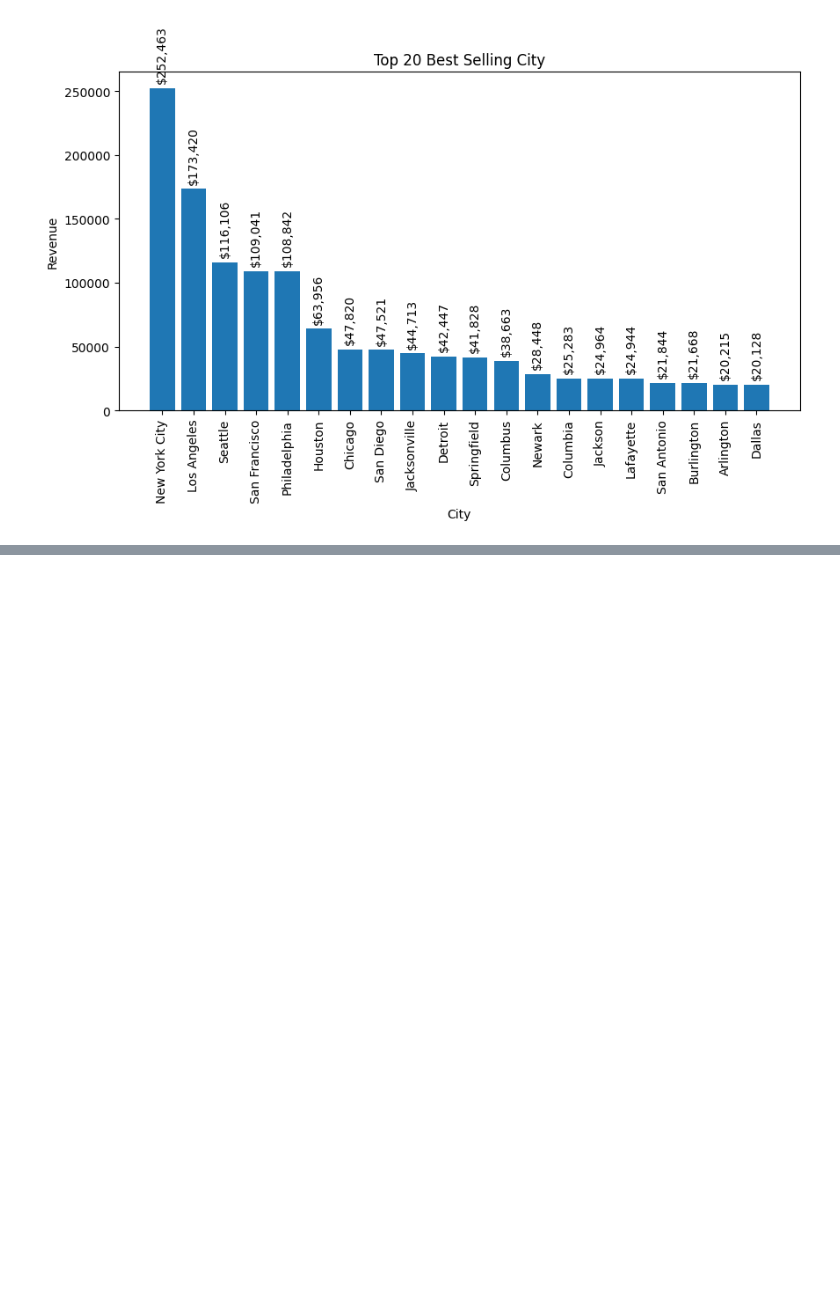
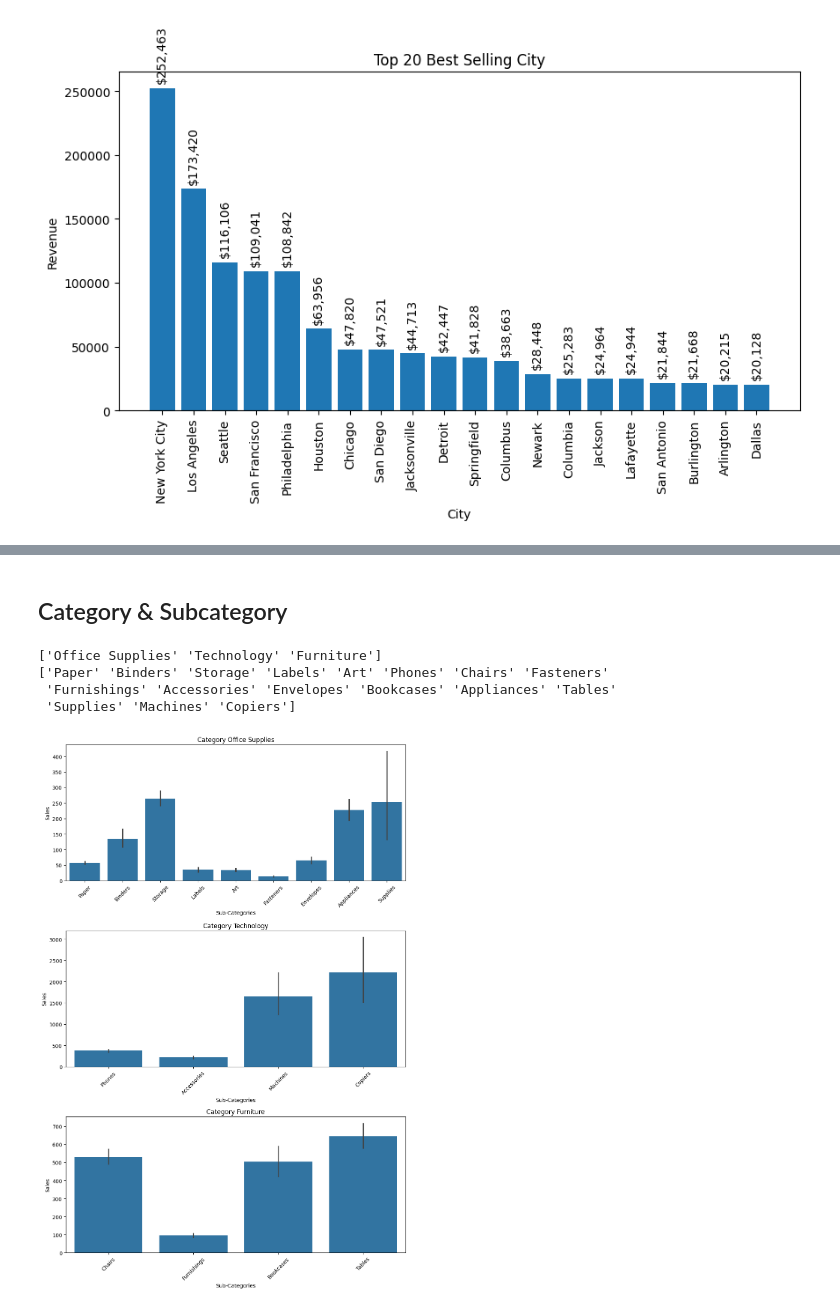
Before and after one commit to MomorioUHT/ExploratoryDataAnalysis, a Jupyter notebook: SalesExploratoryAnalysis.ipynb, the cells around one changed output, grey strips where cells are left out. Cells and saved outputs as stored; diff of their text form; code cells hidden in the pictures; blank space fills up the shorter version.

```diff
--- a/SalesExploratoryAnalysis.ipynb
+++ b/SalesExploratoryAnalysis.ipynb
@@ -109,8 +109,8 @@ memory usage: 1.3+ MB
 df.drop('Row ID', axis=1, inplace = True)
 df.drop('Order ID', axis=1, inplace = True)
 # %%
-df['Ship Date'] = pd.to_datetime(df['Ship Date'])
-df['Order Date'] = pd.to_datetime(df['Order Date'])
+df['Ship Date'] = pd.to_datetime(df['Ship Date'], format='%d/%m/%Y')
+df['Order Date'] = pd.to_datetime(df['Order Date'], format='%d/%m/%Y')
 # %%
 df = df.set_index('Order Date')
 df.head()
@@ -217,0 +282,36 @@ plt.show()
+# %% [markdown]
+## Category & Subcategory
+# %%
+categories = df['Category'].unique()
+sub_categories = df['Sub-Category'].unique()
+print(categories)
+print(sub_categories)
+# %% [output]
+['Office Supplies' 'Technology' 'Furniture']
+['Paper' 'Binders' 'Storage' 'Labels' 'Art' 'Phones' 'Chairs' 'Fasteners'
+ 'Furnishings' 'Accessories' 'Envelopes' 'Bookcases' 'Appliances' 'Tables'
+ 'Supplies' 'Machines' 'Copiers']
+# %%
+fig, axes = plt.subplots(
+    nrows=len(categories),
+    ncols=1,
+    figsize=(10, 5 * len(categories))
+)
+
+for i in range(len(categories)):
+    category_data = df[df['Category'] == categories[i]]
+
+    sns.barplot(
+        x='Sub-Category',
+        y='Sales',
+        data=category_data,
+        ax=axes[i]
+    )
+    axes[i].set_title(f"Category {categories[i]}")
+    axes[i].set_xlabel("Sub-Categories")
+    axes[i].set_ylabel("Sales")
+    axes[i].tick_params(axis='x', rotation=45)
+
+fig.tight_layout()
+# %% [output]
+[figure, added]
```
Also changed, not shown: parts of 5 cells of this notebook.
